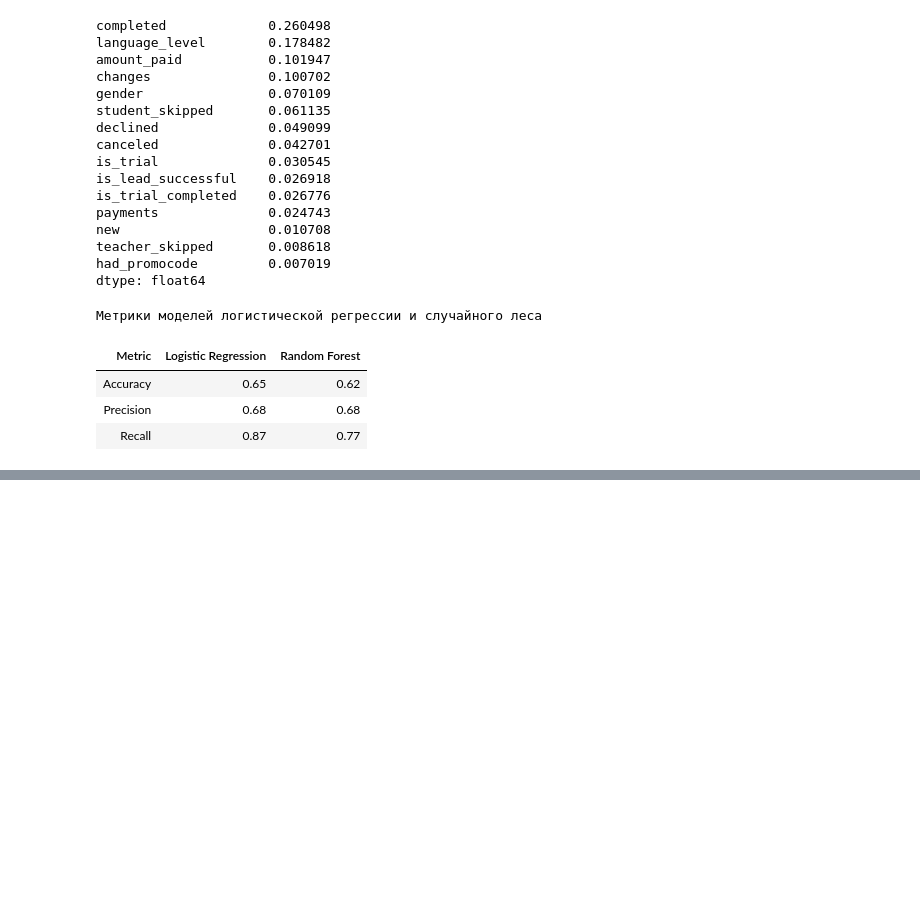
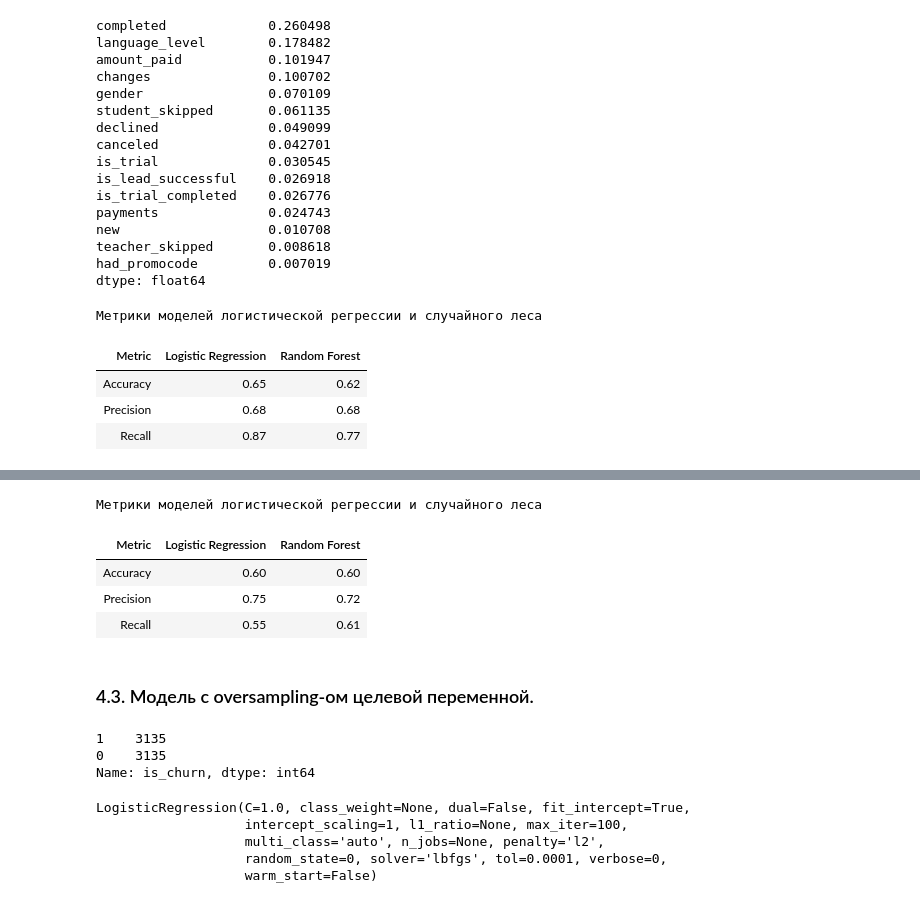
Before and after one commit to pine-n-apple/justkids, a Jupyter notebook: JustKids model.ipynb, the cells around one changed output, grey strips where cells are left out. Cells and saved outputs as stored; diff of their text form; code cells hidden in the pictures; blank space fills up the shorter version.

```diff
--- a/JustKids model.ipynb
+++ b/JustKids model.ipynb
@@ -525,0 +602,4 @@ metrics = pd.DataFrame(data = data, columns = columns)
+# %%
+#обучаем модель логистической регрессии
+model = LogisticRegression(random_state = 0)
+model.fit(downsampled_X_train,downsampled_y_train)
@@ -525,0 +612,8 @@ metrics = pd.DataFrame(data = data, columns = columns)
+# %%
+#воспользуемся обученной моделью на валидационной выборке
+predictions = model.predict(X_test)
+probabilities = model.predict_proba(X_test)[:,1]
+# %%
+#обучаем модель случайного леса
+rf_model = RandomForestClassifier(random_state = 0)
+rf_model.fit(downsampled_X_train, downsampled_y_train)
@@ -525,0 +629,3 @@ metrics = pd.DataFrame(data = data, columns = columns)
+# %%
+rf_predictions = rf_model.predict(X_test)
+rf_probabilities = rf_model.predict_proba(X_test)[:,1]
@@ -525,0 +653,35 @@ metrics = pd.DataFrame(data = data, columns = columns)
+# %%
+data = [['Accuracy',accuracy_score(y_test,predictions),accuracy_score(y_test,rf_predictions)],
+        ['Precision',precision_score(y_test,predictions),precision_score(y_test,rf_predictions)],
+        ['Recall',recall_score(y_test,predictions),recall_score(y_test,rf_predictions)]]
+columns=['Metric','Logistic Regression','Random Forest']
+
+metrics = pd.DataFrame(data = data, columns = columns)
+
+(metrics.style
+        .format('{:.2f}', subset=['Logistic Regression','Random Forest'])
+        .hide_index()
+        .set_caption('Метрики моделей логистической регрессии и случайного леса')
+)
+# %% [output]
+Метрики моделей логистической регрессии и случайного леса
+| Metric | Logistic Regression | Random Forest |
+| Accuracy | 0.60 | 0.60 |
+| Precision | 0.75 | 0.72 |
+| Recall | 0.55 | 0.61 |
+# %% [markdown]
+### 4.3. Модель с oversampling-ом целевой переменной.
+# %%
+# Oversampling the minority
+not_churn_oversample = resample(not_churn,
+                       replace=True,
+                       n_samples=len(churn),
+                       random_state=42)
+# Returning to new training set
+
+oversample_train = pd.concat([churn, not_churn_oversample])
+oversample_train['is_churn'].value_counts()
+# %% [output]
+1    3135
+0    3135
+Name: is_churn, dtype: int64
@@ -525,0 +692,10 @@ metrics = pd.DataFrame(data = data, columns = columns)
+# %%
+#обучаем модель логистической регрессии
+model = LogisticRegression(random_state = 0)
+model.fit(oversample_X_train,oversample_y_train)
+# %% [output]
+LogisticRegression(C=1.0, class_weight=None, dual=False, fit_intercept=True,
+                   intercept_scaling=1, l1_ratio=None, max_iter=100,
+                   multi_class='auto', n_jobs=None, penalty='l2',
+                   random_state=0, solver='lbfgs', tol=0.0001, verbose=0,
+                   warm_start=False)
```
Also changed, not shown: parts of 23 cells of this notebook.
